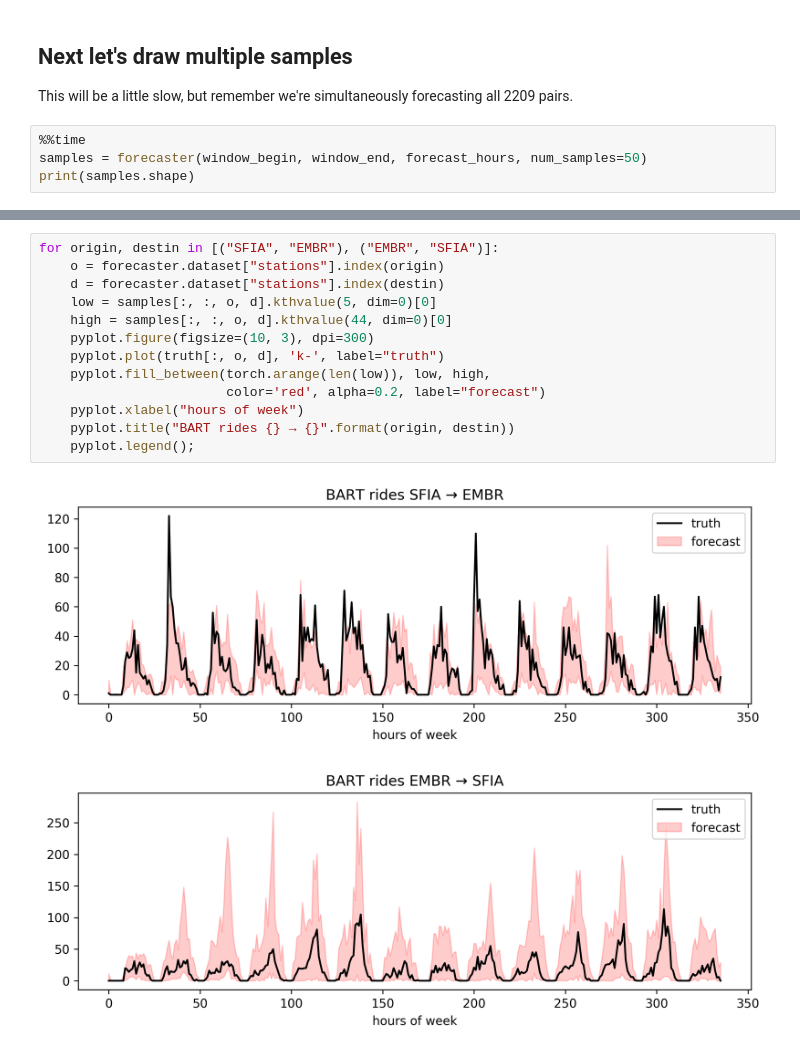
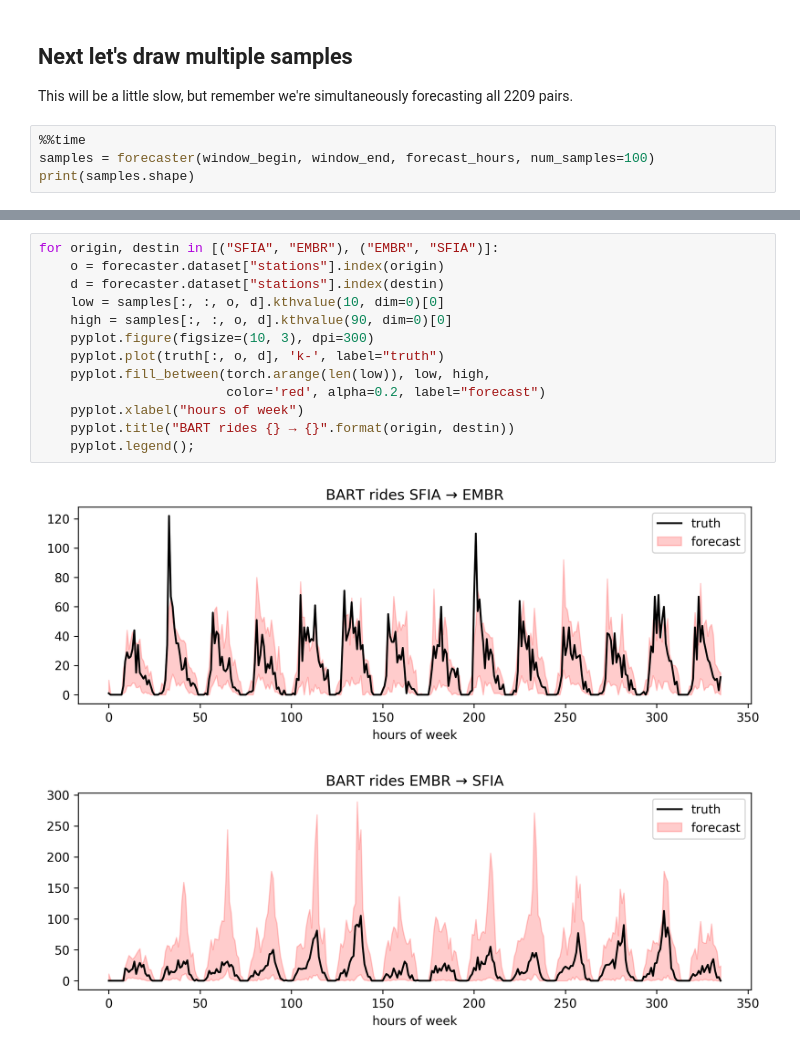
Before and after one commit to pyro-ppl/sandbox, a Jupyter notebook: 2019-08-time-series/bart/forecast.ipynb, the cells around one changed output, grey strips where cells are left out. Drawn from its saved outputs; the diff is of its cells as text.

```diff
--- a/2019-08-time-series/bart/forecast.ipynb
+++ b/2019-08-time-series/bart/forecast.ipynb
@@ -121,6 +121,6 @@ for origin, destin in [("SFIA", "EMBR"), ("EMBR", "SFIA")]:
 This will be a little slow, but remember we're simultaneously forecasting all 2209 pairs.
 # %%
 %%time
-samples = forecaster(window_begin, window_end, forecast_hours, num_samples=50)
+samples = forecaster(window_begin, window_end, forecast_hours, num_samples=100)
 print(samples.shape)
 # %% [output]
@@ -130,16 +130,16 @@ Wall time: 35.3 s
 # %%
 for origin, destin in [("SFIA", "EMBR"), ("EMBR", "SFIA")]:
     o = forecaster.dataset["stations"].index(origin)
     d = forecaster.dataset["stations"].index(destin)
-    low = samples[:, :, o, d].kthvalue(5, dim=0)[0]
-    high = samples[:, :, o, d].kthvalue(44, dim=0)[0]
+    low = samples[:, :, o, d].kthvalue(10, dim=0)[0]
+    high = samples[:, :, o, d].kthvalue(90, dim=0)[0]
     pyplot.figure(figsize=(10, 3), dpi=300)
     pyplot.plot(truth[:, o, d], 'k-', label="truth")
     pyplot.fill_between(torch.arange(len(low)), low, high,
                         color='red', alpha=0.2, label="forecast")
     pyplot.xlabel("hours of week")
     pyplot.title("BART rides {} → {}".format(origin, destin))
     pyplot.legend();
 # %% [output]
-[figure, old version]
+[figure, new version]
-[figure, old version]
+[figure, new version]
```
Also changed, not shown: parts of 4 cells of this notebook, 2 other files.
